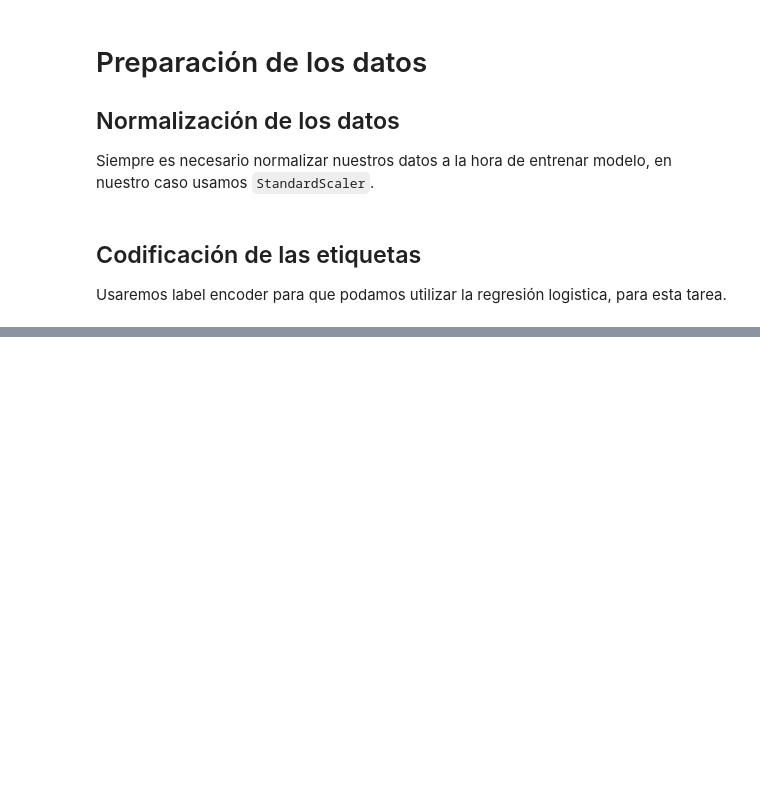
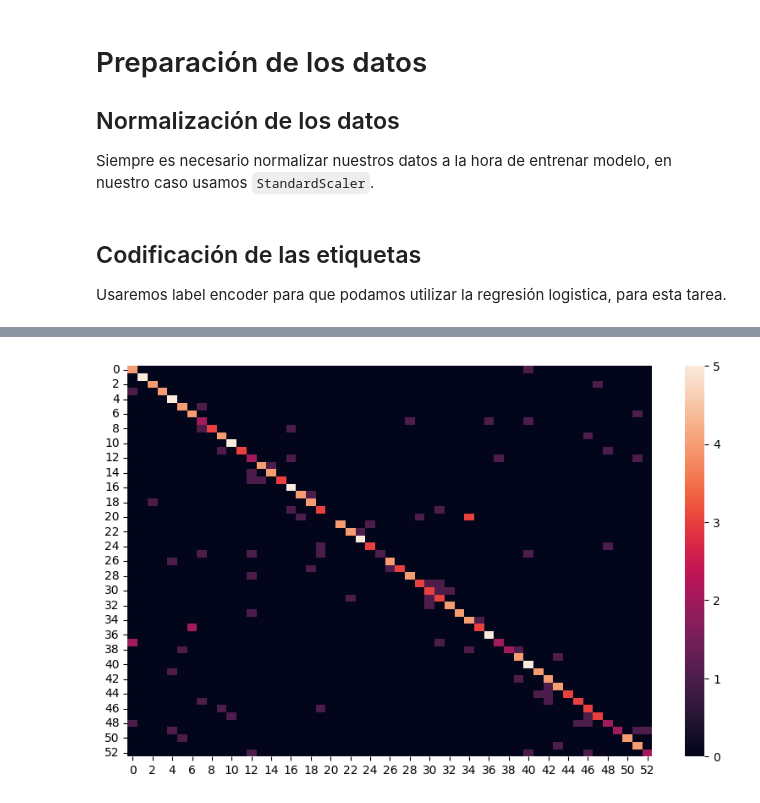
Before and after one commit to dapedeje/Proyecto-final-deep-learning-, a Jupyter notebook: Notebooks/ModeloLineal.ipynb, the cells around one changed output, grey strips where cells are left out. Drawn from its saved outputs; the diff is of its cells as text; code cells hidden in the pictures; blank space fills up the shorter version.

Commit message:
Se ha entrenado el modelo y se ha realizado una matriz de confusión

```diff
--- a/Notebooks/ModeloLineal.ipynb
+++ b/Notebooks/ModeloLineal.ipynb
@@ -154,0 +164,6 @@ Accuracy: 0.7132075471698113
+# %%
+plt.figure(figsize=(10,6))
+sns.heatmap(confusion_matrix(y_test_enc, model.predict(X_test_norm)))
+plt.show()
+# %% [output]
+[figure, added]
```
Also changed, not shown: parts of 6 cells of this notebook.
